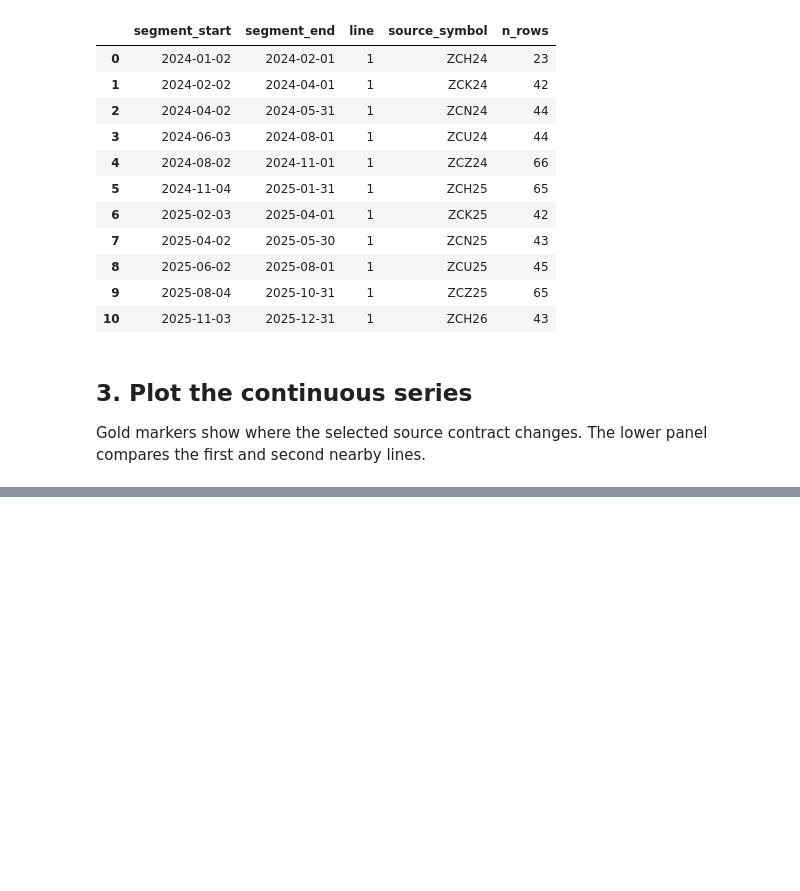
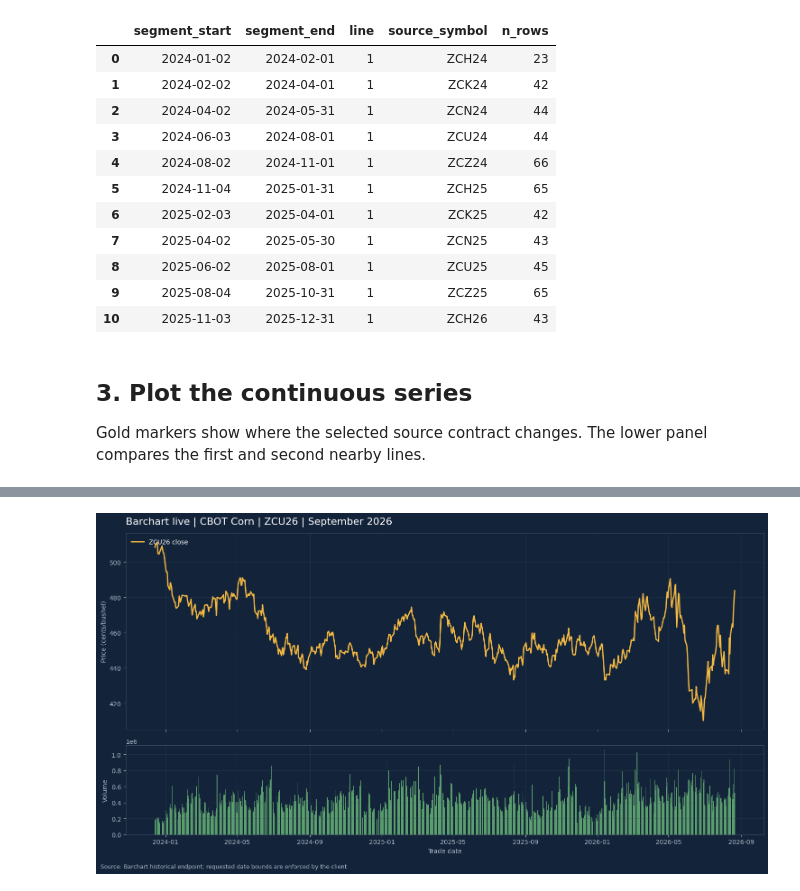
Before and after one commit to tagomatech/ETL, a Jupyter notebook: Barchart/corn_futures_demo.ipynb, the cells around one changed output, grey strips where cells are left out. Drawn from its saved outputs; the diff is of its cells as text; code cells hidden in the pictures; blank space fills up the shorter version.

```diff
--- a/Barchart/corn_futures_demo.ipynb
+++ b/Barchart/corn_futures_demo.ipynb
@@ -35,4 +35,6 @@ START = "2024-01-02"
 END = "2025-12-31"
 CORN_ROOT = "ZC"
 CORN_CYCLE = ["H", "K", "N", "U", "Z"]
+# Set False for an offline-only run with no Barchart requests.
+USE_LIVE_DATA = True
 # %% [markdown]
@@ -401,0 +374,97 @@ USE_LIVE_DATA is False; showing the offline Corn futures demonstration above.
+# %%
+if USE_LIVE_DATA:
+    try:
+        client = BarchartHistoricalData()
+        live_builder = ContinuousFuturesBuilder(
+            fetcher=BarchartFetcher(client),
+            verbose=True,
+        )
+        live_series, live_segments = live_builder.build_from_root(
+            CORN_ROOT,
+            line_number=1,
+            start=START,
+            end=END,
+            months=CORN_CYCLE,
+            return_segments=True,
+        )
+        live_specific_contract = client.history(
+            SPECIFIC_CONTRACT,
+            start_date="2023-12-01",
+            end_date=None,
+            out="df",
+        )
+        if live_specific_contract.empty:
+            raise ValueError(f"No Barchart rows returned for {SPECIFIC_CONTRACT}.")
+
+        display(live_segments)
+        display(
+            pd.DataFrame(
+                {
+                    "contract": [SPECIFIC_CONTRACT],
+                    "contract_month": ["September 2026"],
+                    "first_date": [live_specific_contract["date"].min().date()],
+                    "last_date": [live_specific_contract["date"].max().date()],
+                    "rows": [len(live_specific_contract)],
+                    "last_close": [live_specific_contract["close"].iat[-1]],
+                    "average_volume": [live_specific_contract["volume"].mean()],
+                }
+            )
+        )
+        display(live_specific_contract.tail())
+
+        fig, axes = plt.subplots(
+            2,
+            1,
+            figsize=(15, 8),
+            sharex=True,
+            gridspec_kw={"height_ratios": [2.2, 1]},
+        )
+        fig.patch.set_facecolor(navy)
+        for axis in axes:
+            axis.set_facecolor(navy)
+            axis.grid(True, color="#3A4A60", alpha=0.35)
+            axis.tick_params(colors=muted)
+            for spine in axis.spines.values():
+                spine.set_color("#3A4A60")
+
+        axes[0].plot(
+            live_specific_contract["date"],
+            live_specific_contract["close"],
+            color=gold,
+            linewidth=2.0,
+            label="ZCU26 close",
+        )
+        axes[0].set_title(
+            "Barchart live | CBOT Corn | ZCU26 | September 2026",
+            loc="left",
+            color="white",
+            fontsize=16,
+            pad=14,
+        )
+        axes[0].set_ylabel("Price (cents/bushel)", color=muted)
+        axes[0].legend(frameon=False, labelcolor="white", loc="upper left")
+
+        axes[1].bar(
+            live_specific_contract["date"],
+            live_specific_contract["volume"],
+            width=1.0,
+            color=field_green,
+            alpha=0.85,
+        )
+        axes[1].set_ylabel("Volume", color=muted)
+        axes[1].set_xlabel("Trade date", color=muted)
+        fig.text(
+            0.01,
+            0.01,
+            "Source: Barchart historical endpoint; requested date bounds are enforced by the client.",
+            color=muted,
+            fontsize=9,
+        )
+        fig.tight_layout(rect=[0, 0.03, 1, 1])
+        plt.show()
+    except Exception as exc:
+        print("Live Barchart data unavailable; showing the offline illustration above.")
+        print(f"{type(exc).__name__}: {exc}")
+else:
+    print("USE_LIVE_DATA is False; showing the offline Corn futures illustration above.")
+# %% [output]
@@ -401,0 +490 @@ USE_LIVE_DATA is False; showing the offline Corn futures demonstration above.
+[figure, added]
```
Also changed, not shown: parts of 9 cells of this notebook, 4 other files.
